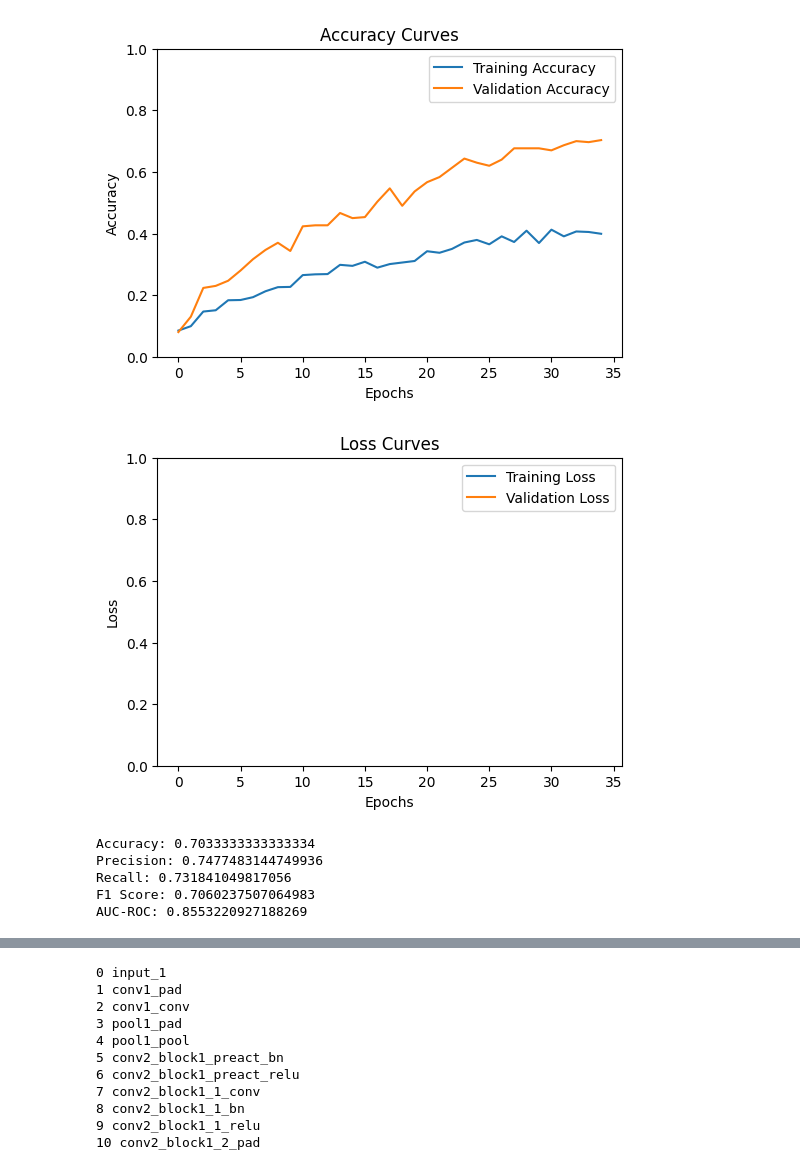
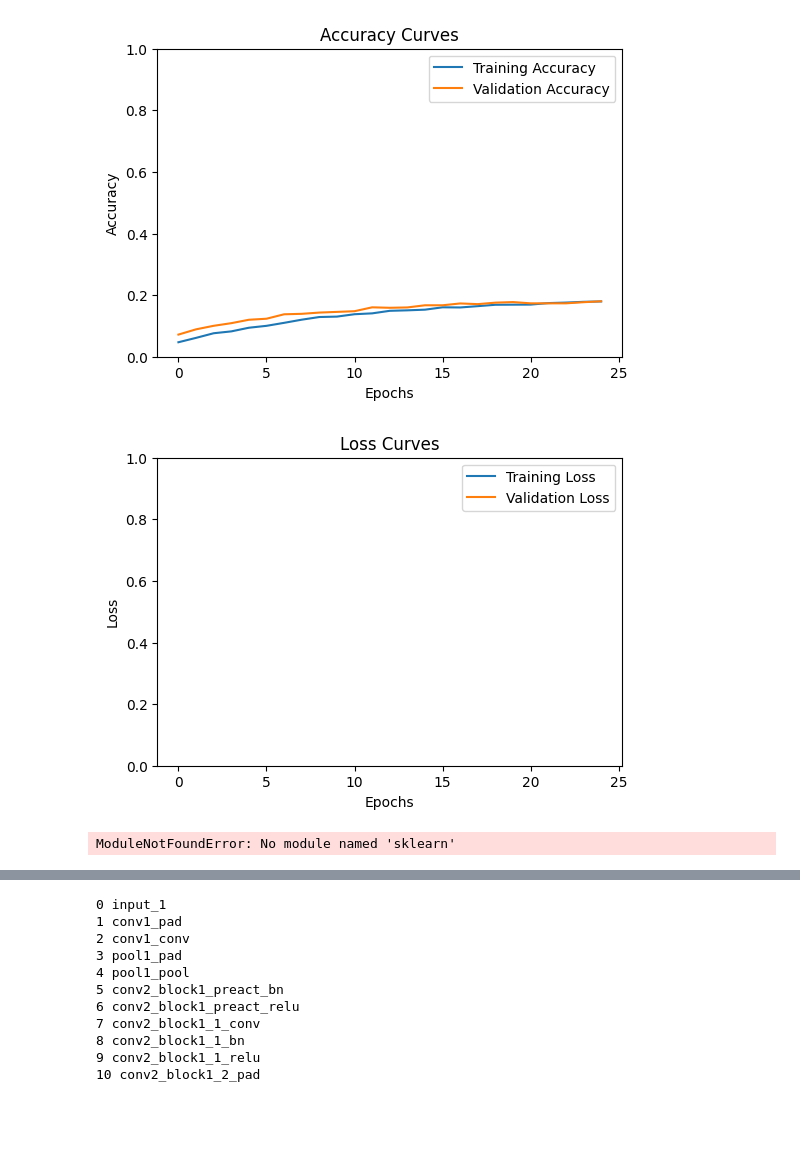
Before and after one commit to AbhinashShrestha/GBHCI, a Jupyter notebook: Model_Training/main_ResNet152V2.ipynb, the cells around one changed output, grey strips where cells are left out. Saved outputs shown, nothing was run; the diff lists cells and outputs as text; code cells hidden in the pictures; blank space fills up the shorter version.

```diff
--- a/Model_Training/main_ResNet152V2.ipynb
+++ b/Model_Training/main_ResNet152V2.ipynb
@@ -51,9 +68,9 @@ data_augmentation = keras.Sequential(
         layers.RandomZoom(0.2),
         layers.RandomContrast(0.3),
         layers.RandomBrightness(0.4),
-        layers.RandomWidth(0.2),
+        # layers.RandomCrop(IMG_HEIGHT, IMG_WIDTH),
         # layers.RandomTranslation(0.2, 0.2),
-        layers.RandomCrop(IMG_HEIGHT, IMG_WIDTH)
+        layers.RandomWidth(0.2)
     ]
 )
 # %%
@@ -123,5 +141,5 @@ model_checkpoint = ModelCheckpoint(filepath=checkpoint_filepath, monitor='val_ac
 # %%
 #Cell 8 train the model
-epochs = 35
-hist = model.fit(train_ds, epochs=epochs, validation_data=val_ds, callbacks=[early_stopping, model_checkpoint])
+epochs = 25
+hist = model.fit(train_ds, epochs=epochs, validation_data=val_ds, callbacks=[early_stopping])
 # %% [output]
@@ -148,0 +167,6 @@ model.save('/content/drive/MyDrive/Colab Notebooks/ResNet152V2_0.7033.keras')
+# %%
+for images, labels in train_ds.take(1):
+    print(f'Training images shape: {images.shape}, labels shape: {labels.shape}')
+
+for images, labels in val_ds.take(1):
+    print(f'Validation images shape: {images.shape}, labels shape: {labels.shape}')
@@ -253,38 +287,36 @@ lb.fit(y_true)
 y_true_lb = lb.transform(y_true)
 y_pred_lb = lb.transform(y_pred)
 auc_roc = roc_auc_score(y_true_lb, y_pred_lb, average=average, multi_class='ovr')
 
 # Confusion Matrix
 cm = confusion_matrix(y_true, y_pred)
 
 # Print metrics
 print(f"Accuracy: {accuracy}")
 print(f"Precision: {precision}")
 print(f"Recall: {recall}")
 print(f"F1 Score: {f1}")
 print(f"AUC-ROC: {auc_roc}")
 
 # Assuming class_names is a list of your class names in the order they were encoded
-class_names = ["Brightness_Decrease", "Brightness_Increase", "Chrome_Open", "Cursor_Movement", "Double_Click", "Initiation", "Left_Click", "Neutral", "Nothing", "Right_Click", "Screenshot", "Scroll", "Shutdown", "Volume_Decrease", "Volume_Increase"]
+# class_names = ["Brightness_Decrease", "Brightness_Increase", "Chrome_Open", "Cursor_Movement", "Double_Click", "Initiation", "Left_Click", "Neutral", "Nothing", "Right_Click", "Screenshot", "Scroll", "Shutdown", "Volume_Decrease", "Volume_Increase"]
+class_names = ['A', 'B', 'Blank', 'C', 'D', 'E', 'F', 'G', 'H', 'I', 'J', 'K', 'L', 'M', 'N', 'O', 'P', 'Q', 'R', 'S', 'T', 'U', 'V', 'W', 'X', 'Y', 'Z']
+
 
 # # Plot confusion matrix as a heatmap
 # plt.figure(figsize=(10,7))
 # sns.heatmap(cm, annot=True, fmt='d', xticklabels=class_names, yticklabels=class_names)
 # plt.xlabel('Predicted')
 # plt.ylabel('Truth')
 # plt.show()
 
 # Plot confusion matrix as a heatmap
 plt.figure(figsize=(10,7))
 sns.heatmap(cm, annot=True, fmt='d',xticklabels=class_names, yticklabels=class_names, cmap='Blues')
 plt.xlabel('Predicted')
 plt.ylabel('Truth')
 plt.show()
 # %% [output]
-[figure, old version]
+[figure, new version]
-[figure, old version]
+[figure, new version]
-Accuracy: 0.7033333333333334
-Precision: 0.7477483144749936
-Recall: 0.731841049817056
-F1 Score: 0.7060237507064983
-AUC-ROC: 0.8553220927188269
+ModuleNotFoundError: No module named 'sklearn'
```
Also changed, not shown: parts of 11 cells of this notebook, 4 other files.
